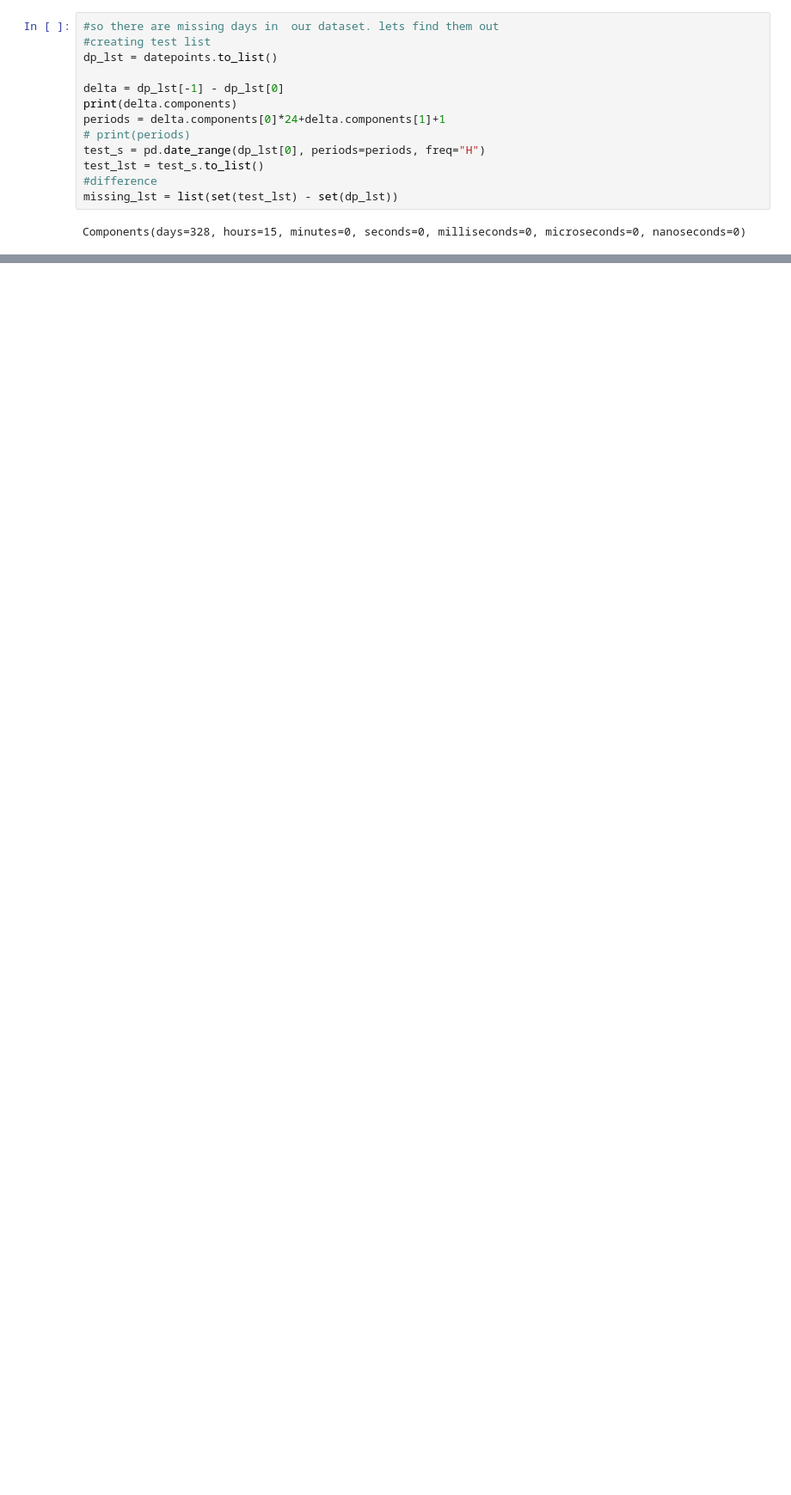
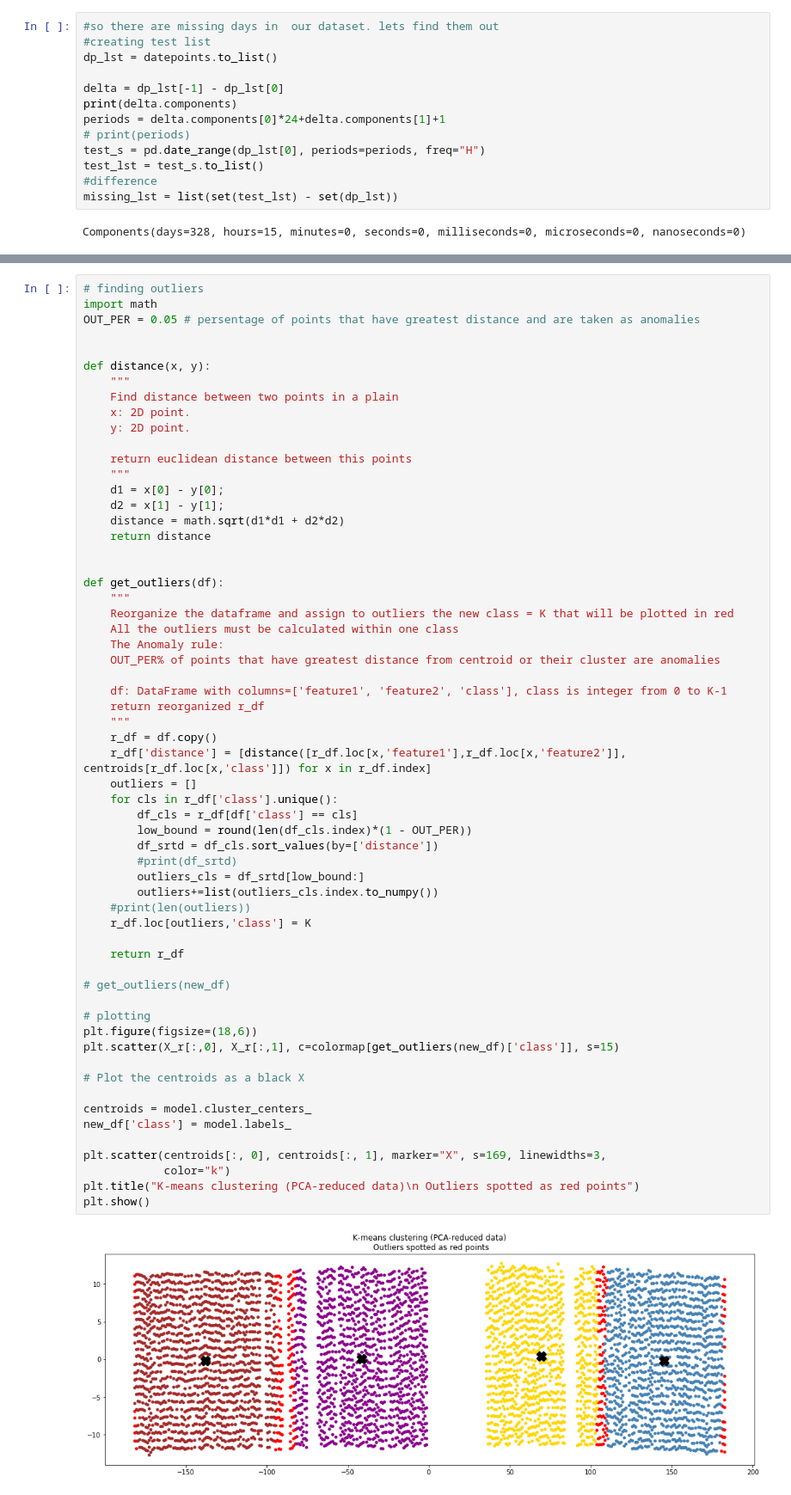
Before and after one commit to rnd4u-org/2021-knu-tsad, a Jupyter notebook: Clustering_Liubyma.ipynb, the cells around one changed output, grey strips where cells are left out. Shown at 86% size. Drawn from its saved outputs; the diff is of its cells as text; blank space fills up the shorter version.

```diff
--- a/Clustering_Liubyma.ipynb
+++ b/Clustering_Liubyma.ipynb
@@ -431,0 +407,62 @@ plt.scatter(datepoints, df.value, c=colormap[model.labels_], s=15)
+# %%
+# finding outliers
+import math
+OUT_PER = 0.05 # persentage of points that have greatest distance and are taken as anomalies
+
+
+def distance(x, y):
+    """
+    Find distance between two points in a plain
+    x: 2D point.
+    y: 2D point.
+
+    return euclidean distance between this points
+    """
+    d1 = x[0] - y[0];
+    d2 = x[1] - y[1];
+    distance = math.sqrt(d1*d1 + d2*d2)
+    return distance
+
+
+def get_outliers(df):
+    """
+    Reorganize the dataframe and assign to outliers the new class = K that will be plotted in red
+    All the outliers must be calculated within one class
+    The Anomaly rule:
+    OUT_PER% of points that have greatest distance from centroid or their cluster are anomalies
+
+    df: DataFrame with columns=['feature1', 'feature2', 'class'], class is integer from 0 to K-1
+    return reorganized r_df
+    """
+    r_df = df.copy()
+    r_df['distance'] = [distance([r_df.loc[x,'feature1'],r_df.loc[x,'feature2']], centroids[r_df.loc[x,'class']]) for x in r_df.index]
+    outliers = []
+    for cls in r_df['class'].unique():
+        df_cls = r_df[df['class'] == cls]
+        low_bound = round(len(df_cls.index)*(1 - OUT_PER))
+        df_srtd = df_cls.sort_values(by=['distance'])
+        #print(df_srtd)
+        outliers_cls = df_srtd[low_bound:]
+        outliers+=list(outliers_cls.index.to_numpy())
+    #print(len(outliers))
+    r_df.loc[outliers,'class'] = K
+
+    return r_df
+
+# get_outliers(new_df)
+
+# plotting
+plt.figure(figsize=(18,6))
+plt.scatter(X_r[:,0], X_r[:,1], c=colormap[get_outliers(new_df)['class']], s=15)
+
+# Plot the centroids as a black X
+
+centroids = model.cluster_centers_
+new_df['class'] = model.labels_
+
+plt.scatter(centroids[:, 0], centroids[:, 1], marker="X", s=169, linewidths=3,
+            color="k")
+plt.title("K-means clustering (PCA-reduced data)\n Outliers spotted as red points")
+plt.show()
+# %% [output]
+[figure, added]
```
Also changed, not shown: parts of 25 cells of this notebook.
